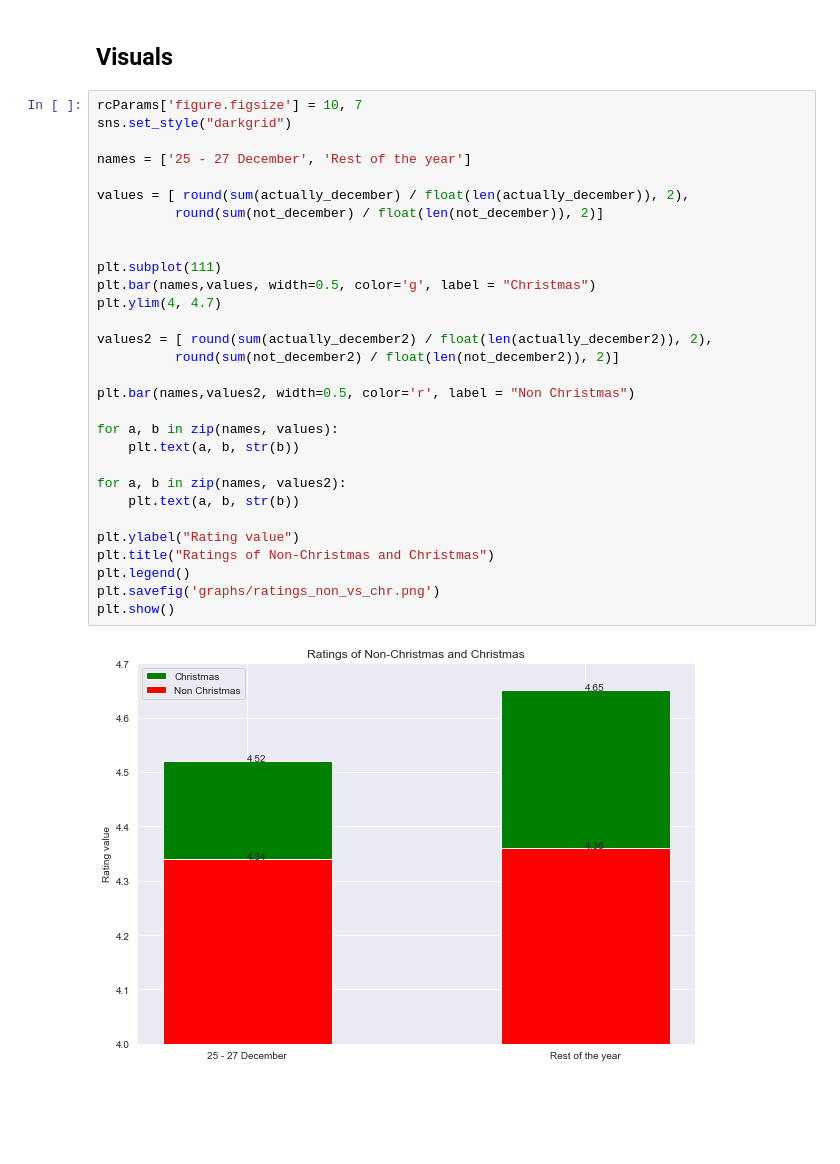
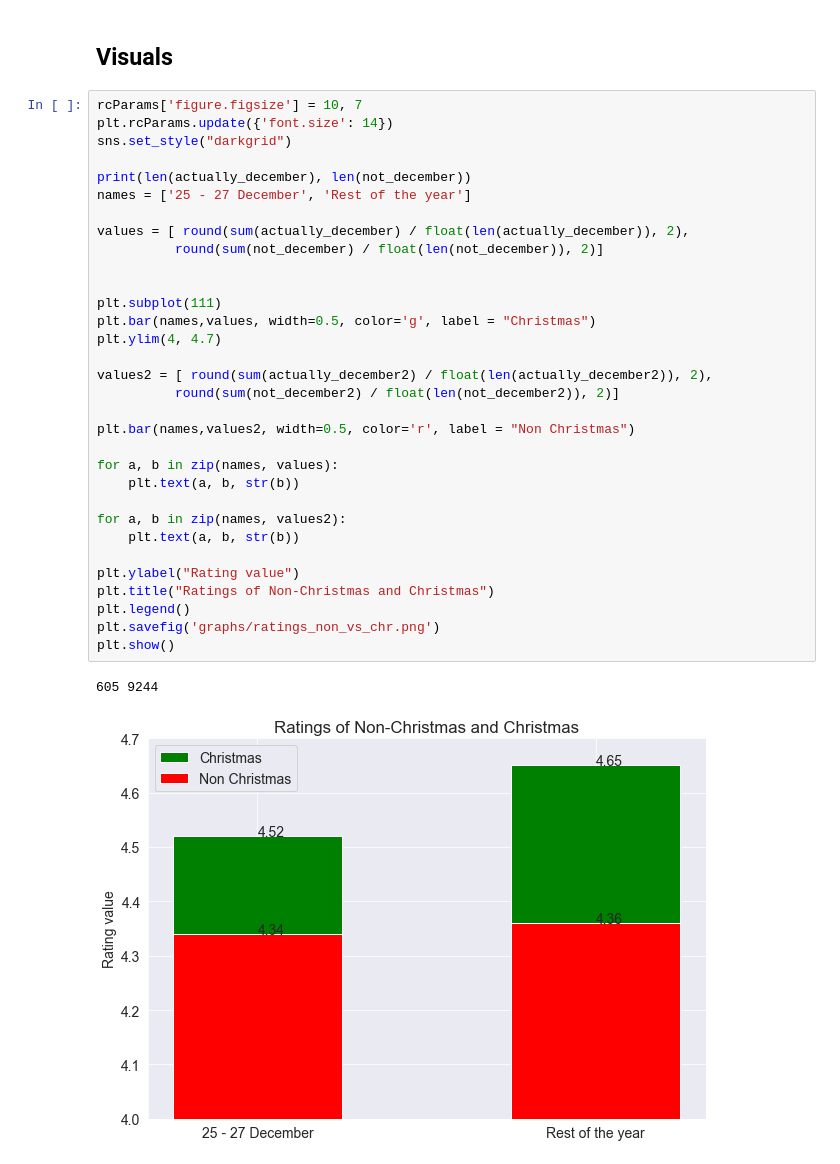
Before and after one commit to jezebleum/project-vu-object-to-data, a Jupyter notebook: complete_notebook.ipynb, the cells around one changed output. Cells and saved outputs as stored; diff of their text form; blank space fills up the shorter version.

Commit message:
altered the graphs

```diff
--- a/complete_notebook.ipynb
+++ b/complete_notebook.ipynb
@@ -330,36 +330,39 @@ plt.show()
 ## Visuals
 # %%
 rcParams['figure.figsize'] = 10, 7
+plt.rcParams.update({'font.size': 14})
 sns.set_style("darkgrid")
 
+print(len(actually_december), len(not_december))
 names = ['25 - 27 December', 'Rest of the year']
 
 values = [ round(sum(actually_december) / float(len(actually_december)), 2),
           round(sum(not_december) / float(len(not_december)), 2)]
 
 
 plt.subplot(111)
 plt.bar(names,values, width=0.5, color='g', label = "Christmas")
 plt.ylim(4, 4.7)
 
 values2 = [ round(sum(actually_december2) / float(len(actually_december2)), 2),
           round(sum(not_december2) / float(len(not_december2)), 2)]
 
 plt.bar(names,values2, width=0.5, color='r', label = "Non Christmas")
 
 for a, b in zip(names, values):
     plt.text(a, b, str(b))
 
 for a, b in zip(names, values2):
     plt.text(a, b, str(b))
 
 plt.ylabel("Rating value")
 plt.title("Ratings of Non-Christmas and Christmas")
 plt.legend()
 plt.savefig('graphs/ratings_non_vs_chr.png')
 plt.show()
 # %% [output]
+605 9244
-[figure, old version]
+[figure, new version]
 # %%
 rcParams['figure.figsize'] = 20, 5
 
```
Also changed, not shown: parts of 2 cells of this notebook, 4 other files.
